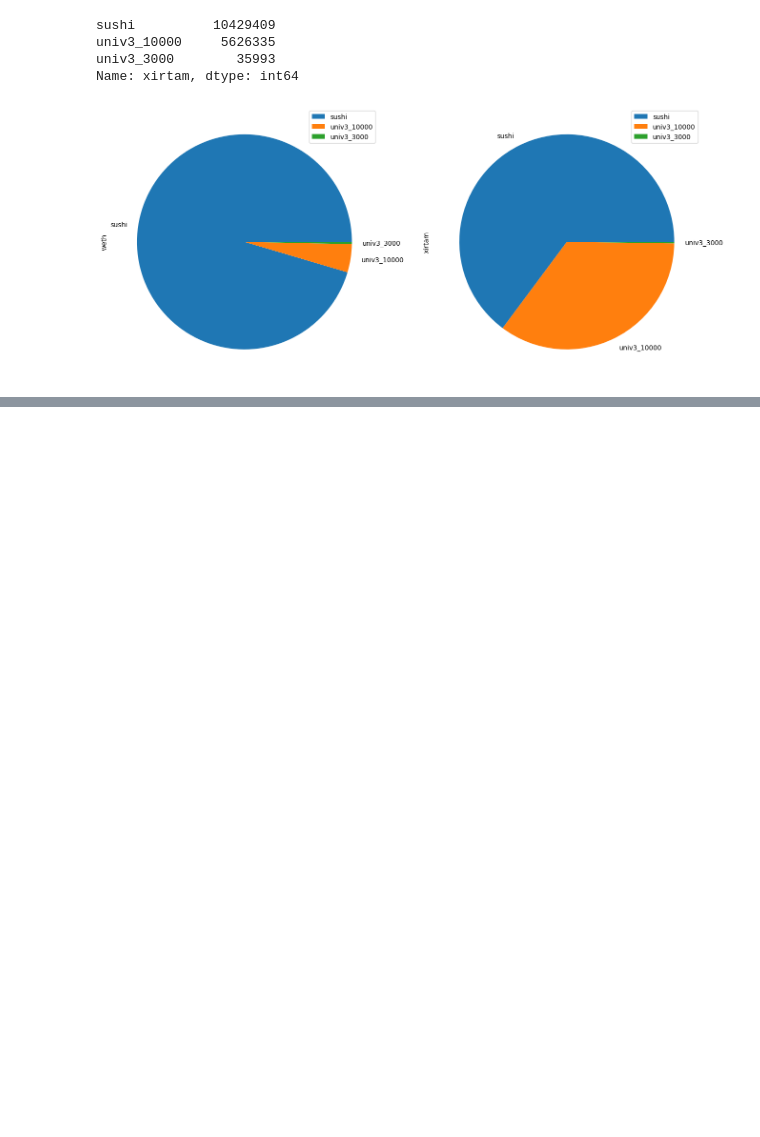
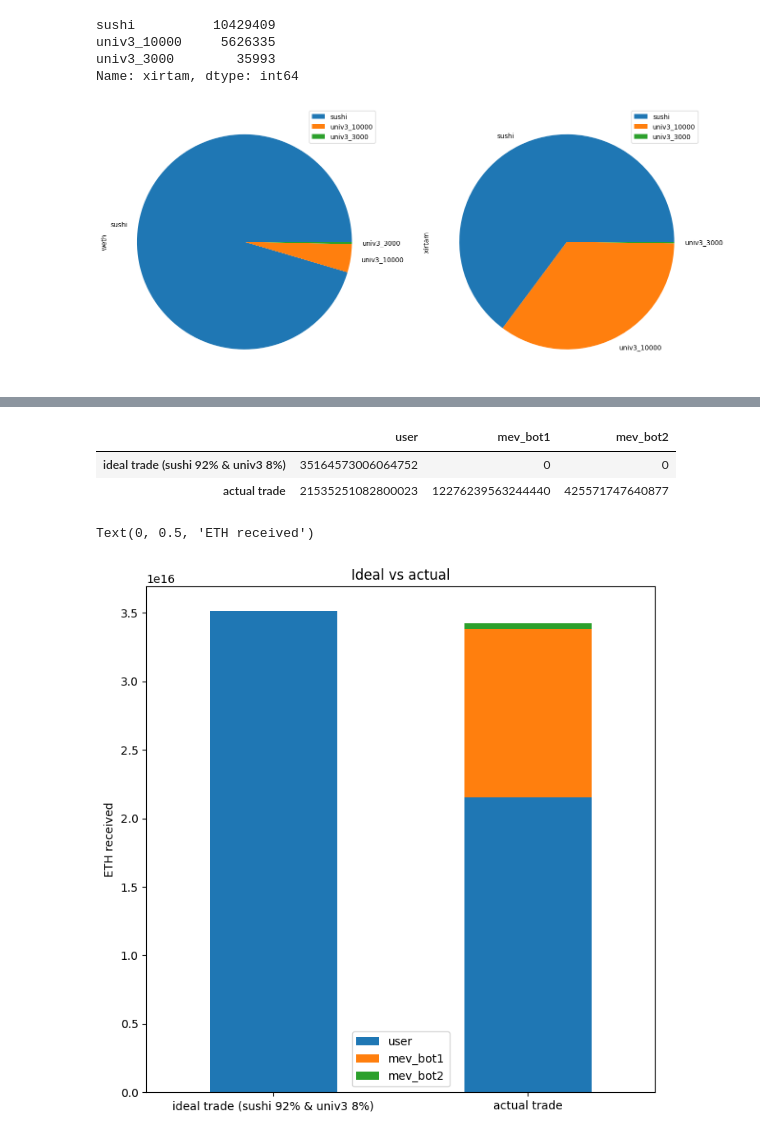
Before and after one commit to yuichiroaoki/chaser, a Jupyter notebook: analysis/search_equilibrium.ipynb, the cells around one changed output, grey strips where cells are left out. Cells and saved outputs as stored; diff of their text form; code cells hidden in the pictures; blank space fills up the shorter version.

```diff
--- a/analysis/search_equilibrium.ipynb
+++ b/analysis/search_equilibrium.ipynb
@@ -93,0 +139,19 @@ plot = df.plot.pie(subplots=True, figsize=(16, 8))
+# %%
+user = [35164573006064752, 21535251082800023]
+mev_bot1 = [0, 12276239563244440]
+mev_bot2 = [0, 425571747640877]
+index = ["ideal trade (sushi 92% & univ3 8%)", "actual trade"]
+d = {"user": user, "mev_bot1": mev_bot1, "mev_bot2": mev_bot2}
+df = pd.DataFrame(data=d, index=index)
+df
+# %% [output]
+|  | user | mev_bot1 | mev_bot2 |
+| ideal trade (sushi 92% & univ3 8%) | 35164573006064752 | 0 | 0 |
+| actual trade | 21535251082800023 | 12276239563244440 | 425571747640877 |
+# %%
+ax = df.plot.bar(rot=0, stacked=True, figsize=(8, 8))
+ax.set_title("Ideal vs actual")
+ax.set_ylabel("ETH received")
+# %% [output]
+Text(0, 0.5, 'ETH received')
+[figure, added]
```
Also changed, not shown: parts of 2 cells of this notebook, 2 other files.
